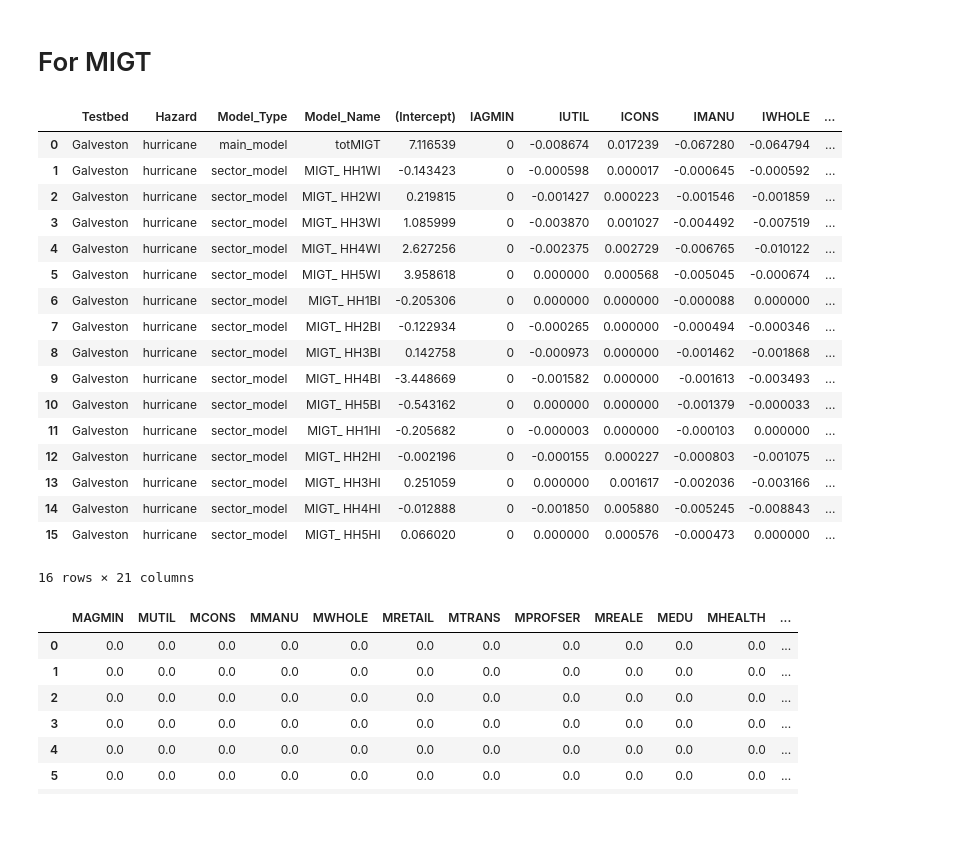
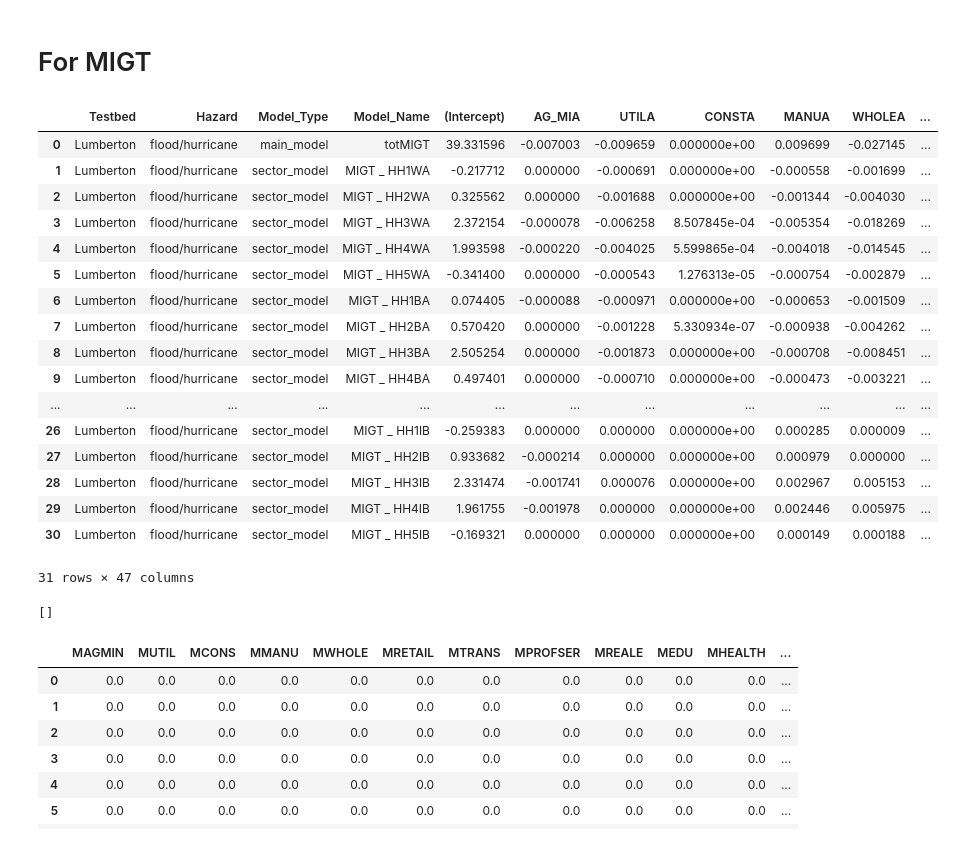
Before and after one commit to IN-CORE/dev-scripts, a Jupyter notebook: utils/pyincore_utils/ml_cgec_coeff_correction.ipynb, the cells around one changed output. Cells and saved outputs as stored; diff of their text form; code cells hidden in the pictures.

```diff
--- a/utils/pyincore_utils/ml_cgec_coeff_correction.ipynb
+++ b/utils/pyincore_utils/ml_cgec_coeff_correction.ipynb
@@ -403,27 +391,36 @@ final_df.to_csv("./new_data/Galveston/updated_coeff/DY_coefficients.csv", index=
 # %% [markdown]
 # For MIGT
 # %%
-mdcoefdf = pd.read_csv("./new_data/Galveston/Galveston_MIGT.csv")
+mdcoefdf = pd.read_csv("./new_data/lumberton/Lumberton_MIGT.csv")
 mdcoefdf
 # %% [output]
-|  | Testbed | Hazard | Model_Type | Model_Name | (Intercept) | IAGMIN | IUTIL | ICONS | IMANU | IWHOLE | ... |
-| 0 | Galveston | hurricane | main_model | totMIGT | 7.116539 | 0 | -0.008674 | 0.017239 | -0.067280 | -0.064794 | ... |
-| 1 | Galveston | hurricane | sector_model | MIGT_ HH1WI | -0.143423 | 0 | -0.000598 | 0.000017 | -0.000645 | -0.000592 | ... |
-| 2 | Galveston | hurricane | sector_model | MIGT_ HH2WI | 0.219815 | 0 | -0.001427 | 0.000223 | -0.001546 | -0.001859 | ... |
-| 3 | Galveston | hurricane | sector_model | MIGT_ HH3WI | 1.085999 | 0 | -0.003870 | 0.001027 | -0.004492 | -0.007519 | ... |
-| 4 | Galveston | hurricane | sector_model | MIGT_ HH4WI | 2.627256 | 0 | -0.002375 | 0.002729 | -0.006765 | -0.010122 | ... |
-| 5 | Galveston | hurricane | sector_model | MIGT_ HH5WI | 3.958618 | 0 | 0.000000 | 0.000568 | -0.005045 | -0.000674 | ... |
-| 6 | Galveston | hurricane | sector_model | MIGT_ HH1BI | -0.205306 | 0 | 0.000000 | 0.000000 | -0.000088 | 0.000000 | ... |
-| 7 | Galveston | hurricane | sector_model | MIGT_ HH2BI | -0.122934 | 0 | -0.000265 | 0.000000 | -0.000494 | -0.000346 | ... |
-| 8 | Galveston | hurricane | sector_model | MIGT_ HH3BI | 0.142758 | 0 | -0.000973 | 0.000000 | -0.001462 | -0.001868 | ... |
-| 9 | Galveston | hurricane | sector_model | MIGT_ HH4BI | -3.448669 | 0 | -0.001582 | 0.000000 | -0.001613 | -0.003493 | ... |
-| 10 | Galveston | hurricane | sector_model | MIGT_ HH5BI | -0.543162 | 0 | 0.000000 | 0.000000 | -0.001379 | -0.000033 | ... |
-| 11 | Galveston | hurricane | sector_model | MIGT_ HH1HI | -0.205682 | 0 | -0.000003 | 0.000000 | -0.000103 | 0.000000 | ... |
-| 12 | Galveston | hurricane | sector_model | MIGT_ HH2HI | -0.002196 | 0 | -0.000155 | 0.000227 | -0.000803 | -0.001075 | ... |
-| 13 | Galveston | hurricane | sector_model | MIGT_ HH3HI | 0.251059 | 0 | 0.000000 | 0.001617 | -0.002036 | -0.003166 | ... |
-| 14 | Galveston | hurricane | sector_model | MIGT_ HH4HI | -0.012888 | 0 | -0.001850 | 0.005880 | -0.005245 | -0.008843 | ... |
-| 15 | Galveston | hurricane | sector_model | MIGT_ HH5HI | 0.066020 | 0 | 0.000000 | 0.000576 | -0.000473 | 0.000000 | ... |
+|  | Testbed | Hazard | Model_Type | Model_Name | (Intercept) | AG_MIA | UTILA | CONSTA | MANUA | WHOLEA | ... |
+| 0 | Lumberton | flood/hurricane | main_model | totMIGT | 39.331596 | -0.007003 | -0.009659 | 0.000000e+00 | 0.009699 | -0.027145 | ... |
+| 1 | Lumberton | flood/hurricane | sector_model | MIGT _ HH1WA | -0.217712 | 0.000000 | -0.000691 | 0.000000e+00 | -0.000558 | -0.001699 | ... |
+| 2 | Lumberton | flood/hurricane | sector_model | MIGT _ HH2WA | 0.325562 | 0.000000 | -0.001688 | 0.000000e+00 | -0.001344 | -0.004030 | ... |
+| 3 | Lumberton | flood/hurricane | sector_model | MIGT _ HH3WA | 2.372154 | -0.000078 | -0.006258 | 8.507845e-04 | -0.005354 | -0.018269 | ... |
+| 4 | Lumberton | flood/hurricane | sector_model | MIGT _ HH4WA | 1.993598 | -0.000220 | -0.004025 | 5.599865e-04 | -0.004018 | -0.014545 | ... |
+| 5 | Lumberton | flood/hurricane | sector_model | MIGT _ HH5WA | -0.341400 | 0.000000 | -0.000543 | 1.276313e-05 | -0.000754 | -0.002879 | ... |
+| 6 | Lumberton | flood/hurricane | sector_model | MIGT _ HH1BA | 0.074405 | -0.000088 | -0.000971 | 0.000000e+00 | -0.000653 | -0.001509 | ... |
+| 7 | Lumberton | flood/hurricane | sector_model | MIGT _ HH2BA | 0.570420 | 0.000000 | -0.001228 | 5.330934e-07 | -0.000938 | -0.004262 | ... |
+| 8 | Lumberton | flood/hurricane | sector_model | MIGT _ HH3BA | 2.505254 | 0.000000 | -0.001873 | 0.000000e+00 | -0.000708 | -0.008451 | ... |
+| 9 | Lumberton | flood/hurricane | sector_model | MIGT _ HH4BA | 0.497401 | 0.000000 | -0.000710 | 0.000000e+00 | -0.000473 | -0.003221 | ... |
+| ... | ... | ... | ... | ... | ... | ... | ... | ... | ... | ... | ... |
+| 26 | Lumberton | flood/hurricane | sector_model | MIGT _ HH1IB | -0.259383 | 0.000000 | 0.000000 | 0.000000e+00 | 0.000285 | 0.000009 | ... |
+| 27 | Lumberton | flood/hurricane | sector_model | MIGT _ HH2IB | 0.933682 | -0.000214 | 0.000000 | 0.000000e+00 | 0.000979 | 0.000000 | ... |
+| 28 | Lumberton | flood/hurricane | sector_model | MIGT _ HH3IB | 2.331474 | -0.001741 | 0.000076 | 0.000000e+00 | 0.002967 | 0.005153 | ... |
+| 29 | Lumberton | flood/hurricane | sector_model | MIGT _ HH4IB | 1.961755 | -0.001978 | 0.000000 | 0.000000e+00 | 0.002446 | 0.005975 | ... |
+| 30 | Lumberton | flood/hurricane | sector_model | MIGT _ HH5IB | -0.169321 | 0.000000 | 0.000000 | 0.000000e+00 | 0.000149 | 0.000188 | ... |
-16 rows × 21 columns
+31 rows × 47 columns
+# %%
+baseKapSectors = pd.read_csv("./new_data/lumberton/HH_base_val.csv")
+sectorlist_set = set(baseKapSectors["household"].unique().tolist())
+
+model_subModel_sectors = set([s.split(" ")[-1] for s in mdcoefdf["Model_Name"]])
+missing_sub_sectors = list(sectorlist_set - model_subModel_sectors)
+print(missing_sub_sectors)
+# %% [output]
+[]
 # %%
 df_right = pd.DataFrame(
     np.float64(0), index=range(mdcoefdf.shape[0]), columns=missing_sectors
```
Also changed, not shown: parts of 8 cells of this notebook.
